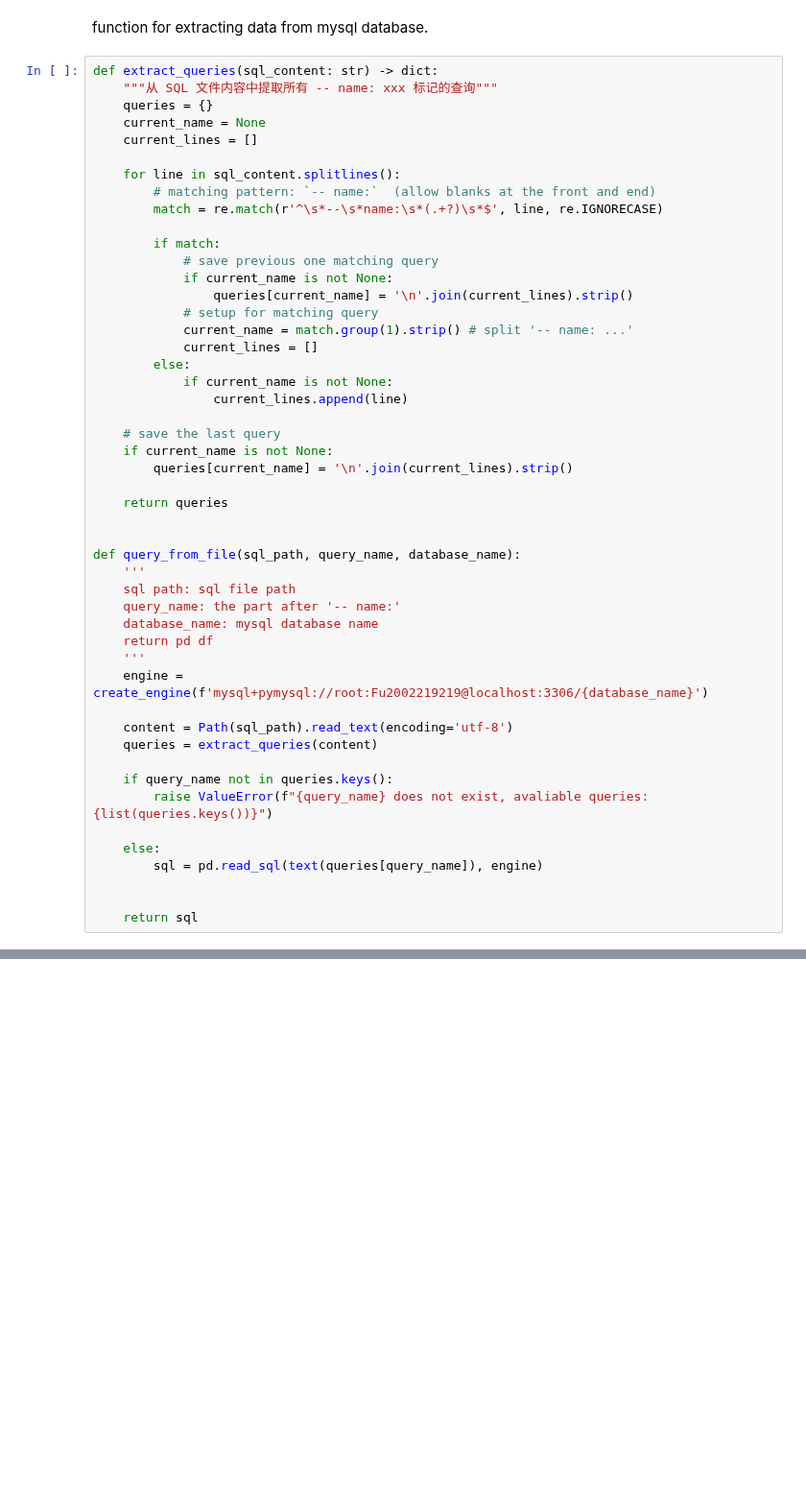
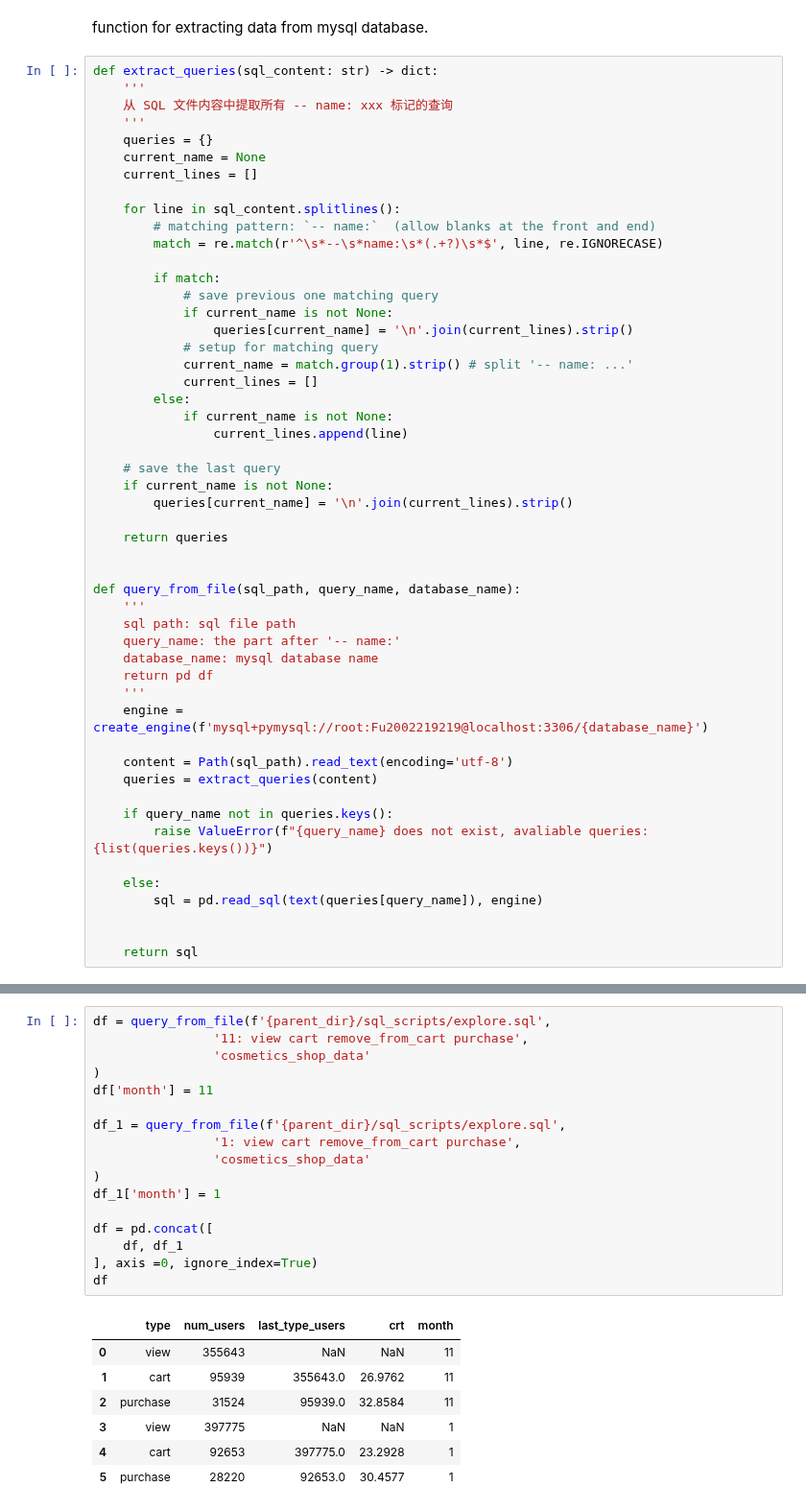
Before and after one commit to yuu1zhou/Online-cosmetics-shop-user-behavior-analysis, a Jupyter notebook: python_scripts/sql_query_in_py.ipynb, the cells around one changed output, grey strips where cells are left out. Shown at 96% size. Saved outputs shown, nothing was run; the diff lists cells and outputs as text; blank space fills up the shorter version.

Commit message:
sql and sql-to-python scripts added content

```diff
--- a/python_scripts/sql_query_in_py.ipynb
+++ b/python_scripts/sql_query_in_py.ipynb
@@ -14,7 +14,9 @@ import plotly.graph_objects as go
 function for extracting data from mysql database.
 # %%
 def extract_queries(sql_content: str) -> dict:
-    """从 SQL 文件内容中提取所有 -- name: xxx 标记的查询"""
+    '''
+    从 SQL 文件内容中提取所有 -- name: xxx 标记的查询
+    '''
     queries = {}
     current_name = None
     current_lines = []
@@ -76,0 +159,25 @@ fig.update_layout(template = 'plotly_white', xaxis_title = 'Month', yaxis_title
+# %%
+df = query_from_file(f'{parent_dir}/sql_scripts/explore.sql',
+                '11: view cart remove_from_cart purchase',
+                'cosmetics_shop_data'
+)
+df['month'] = 11
+
+df_1 = query_from_file(f'{parent_dir}/sql_scripts/explore.sql',
+                '1: view cart remove_from_cart purchase',
+                'cosmetics_shop_data'
+)
+df_1['month'] = 1
+
+df = pd.concat([
+    df, df_1
+], axis =0, ignore_index=True)
+df
+# %% [output]
+|  | type | num_users | last_type_users | crt | month |
+| 0 | view | 355643 | NaN | NaN | 11 |
+| 1 | cart | 95939 | 355643.0 | 26.9762 | 11 |
+| 2 | purchase | 31524 | 95939.0 | 32.8584 | 11 |
+| 3 | view | 397775 | NaN | NaN | 1 |
+| 4 | cart | 92653 | 397775.0 | 23.2928 | 1 |
+| 5 | purchase | 28220 | 92653.0 | 30.4577 | 1 |
```
Also changed, not shown: parts of 20 cells of this notebook, 1 other file.
